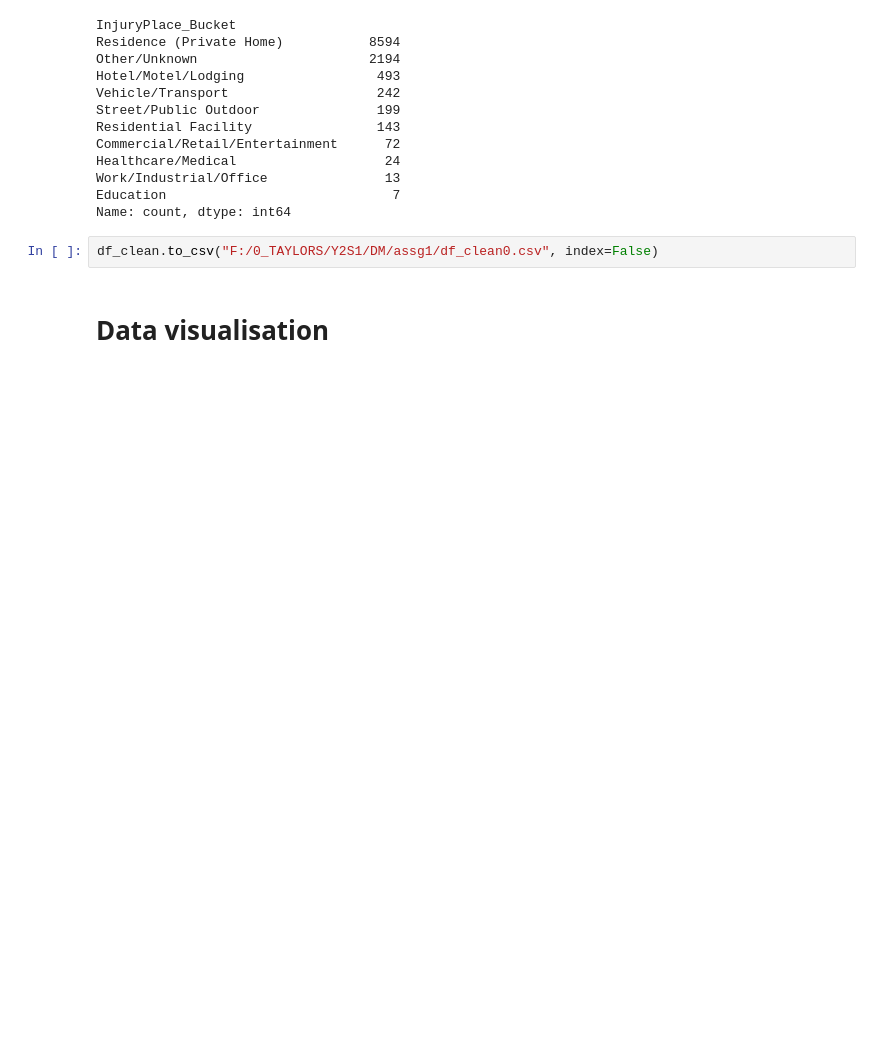
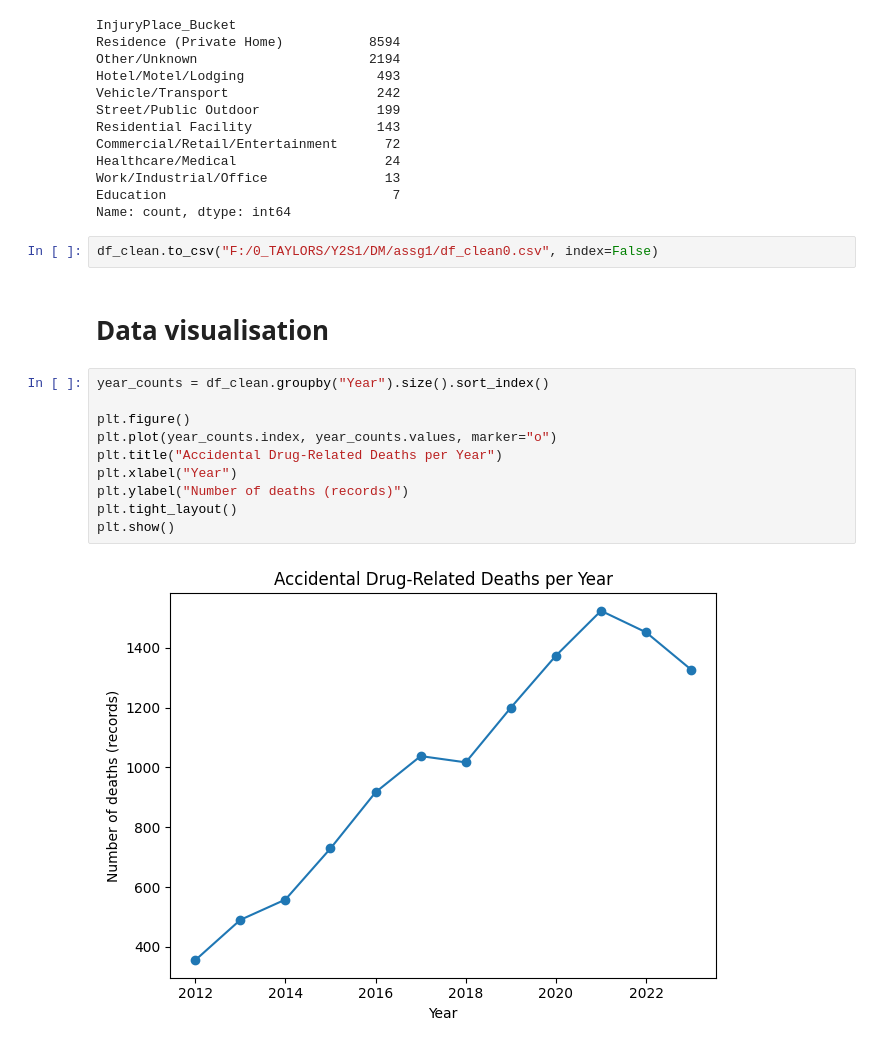
Before and after one commit to cryobsidian/assg1, a Jupyter notebook: analysis1.ipynb, the cells around one changed output. Cells and saved outputs as stored; diff of their text form; blank space fills up the shorter version.

Commit message:
added plot for 3 data visualisations

```diff
--- a/analysis1.ipynb
+++ b/analysis1.ipynb
@@ -298,3 +298,15 @@ Name: count, dtype: int64
 df_clean.to_csv("F:/0_TAYLORS/Y2S1/DM/assg1/df_clean0.csv", index=False)
 # %% [markdown]
 # Data visualisation
+# %%
+year_counts = df_clean.groupby("Year").size().sort_index()
+
+plt.figure()
+plt.plot(year_counts.index, year_counts.values, marker="o")
+plt.title("Accidental Drug-Related Deaths per Year")
+plt.xlabel("Year")
+plt.ylabel("Number of deaths (records)")
+plt.tight_layout()
+plt.show()
+# %% [output]
+[figure, added]
```
Also changed, not shown: parts of 2 cells of this notebook.
